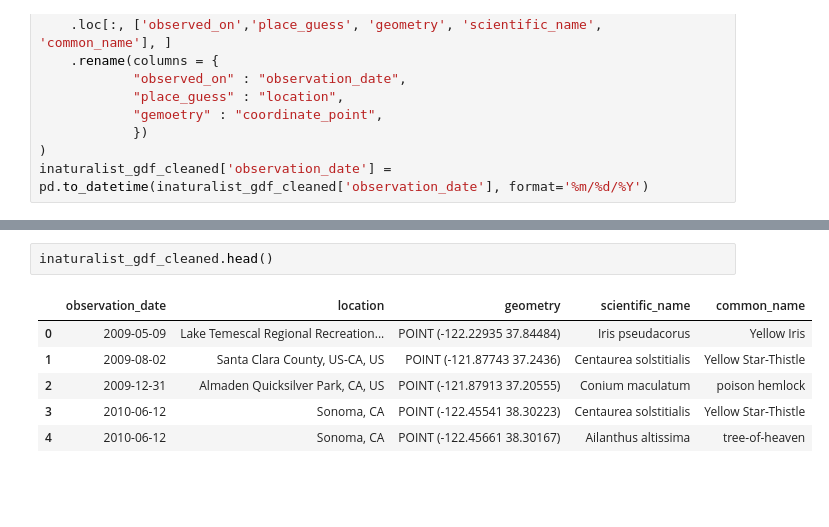
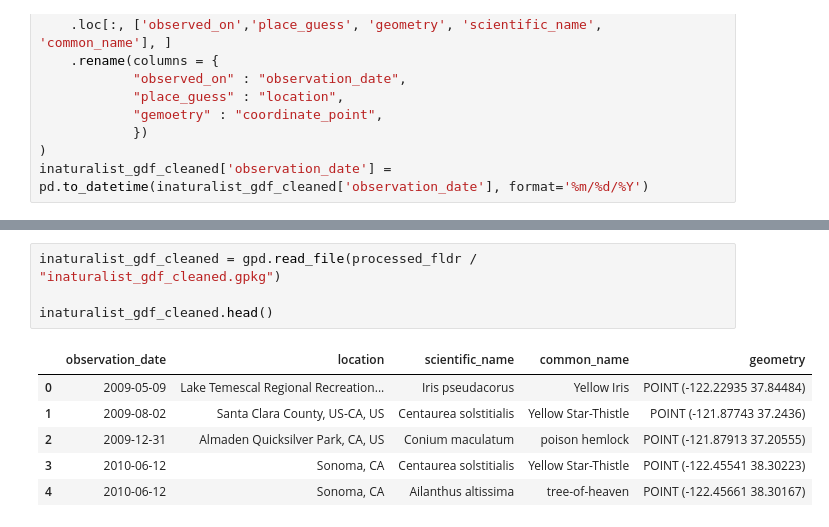
Before and after one commit to JoshG07/Goozman-Woock-Chu, a Jupyter notebook: project/invasives_cleaning.ipynb, the cells around one changed output, grey strips where cells are left out. Drawn from its saved outputs; the diff is of its cells as text; blank space fills up the shorter version.

Commit message:
Saved inavsives data to processed and added some data audit code

```diff
--- a/project/invasives_cleaning.ipynb
+++ b/project/invasives_cleaning.ipynb
@@ -75,9 +83,11 @@ inaturalist_gdf_cleaned['observation_date'] = pd.to_datetime(inaturalist_gdf_cle
 # %%
+inaturalist_gdf_cleaned = gpd.read_file(processed_fldr / "inaturalist_gdf_cleaned.gpkg")
+
 inaturalist_gdf_cleaned.head()
 # %% [output]
-|  | observation_date | location | geometry | scientific_name | common_name |
-| 0 | 2009-05-09 | Lake Temescal Regional Recreation... | POINT (-122.22935 37.84484) | Iris pseudacorus | Yellow Iris |
-| 1 | 2009-08-02 | Santa Clara County, US-CA, US | POINT (-121.87743 37.2436) | Centaurea solstitialis | Yellow Star-Thistle |
-| 2 | 2009-12-31 | Almaden Quicksilver Park, CA, US | POINT (-121.87913 37.20555) | Conium maculatum | poison hemlock |
-| 3 | 2010-06-12 | Sonoma, CA | POINT (-122.45541 38.30223) | Centaurea solstitialis | Yellow Star-Thistle |
-| 4 | 2010-06-12 | Sonoma, CA | POINT (-122.45661 38.30167) | Ailanthus altissima | tree-of-heaven |
+|  | observation_date | location | scientific_name | common_name | geometry |
+| 0 | 2009-05-09 | Lake Temescal Regional Recreation... | Iris pseudacorus | Yellow Iris | POINT (-122.22935 37.84484) |
+| 1 | 2009-08-02 | Santa Clara County, US-CA, US | Centaurea solstitialis | Yellow Star-Thistle | POINT (-121.87743 37.2436) |
+| 2 | 2009-12-31 | Almaden Quicksilver Park, CA, US | Conium maculatum | poison hemlock | POINT (-121.87913 37.20555) |
+| 3 | 2010-06-12 | Sonoma, CA | Centaurea solstitialis | Yellow Star-Thistle | POINT (-122.45541 38.30223) |
+| 4 | 2010-06-12 | Sonoma, CA | Ailanthus altissima | tree-of-heaven | POINT (-122.45661 38.30167) |
```
Also changed, not shown: parts of 2 cells of this notebook, 4 other files.
